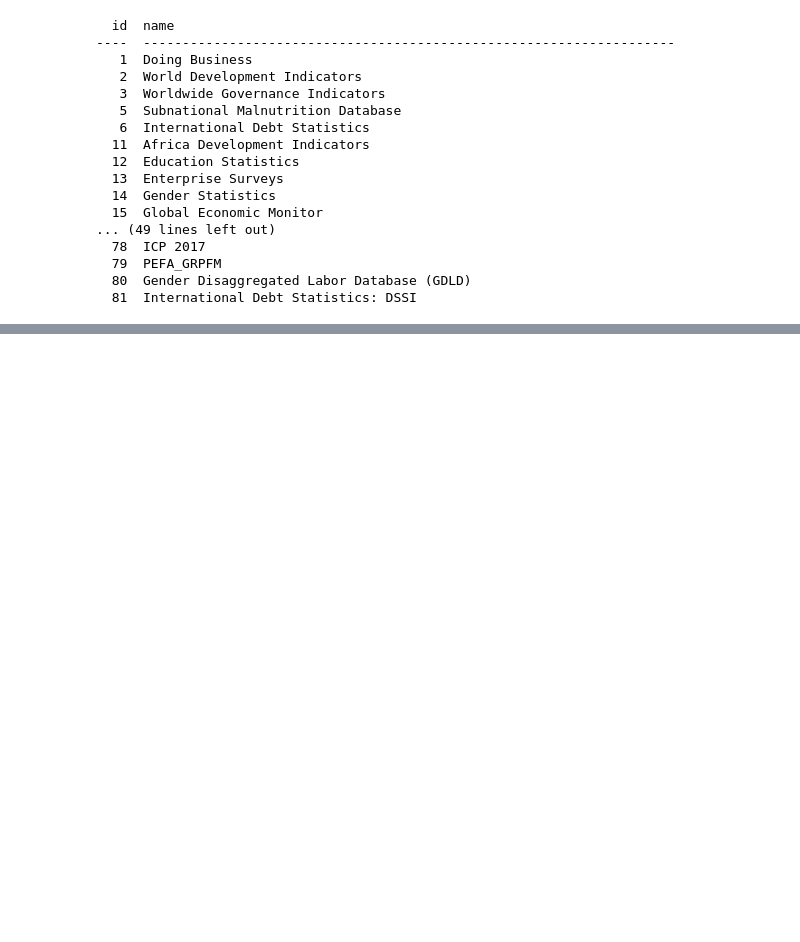
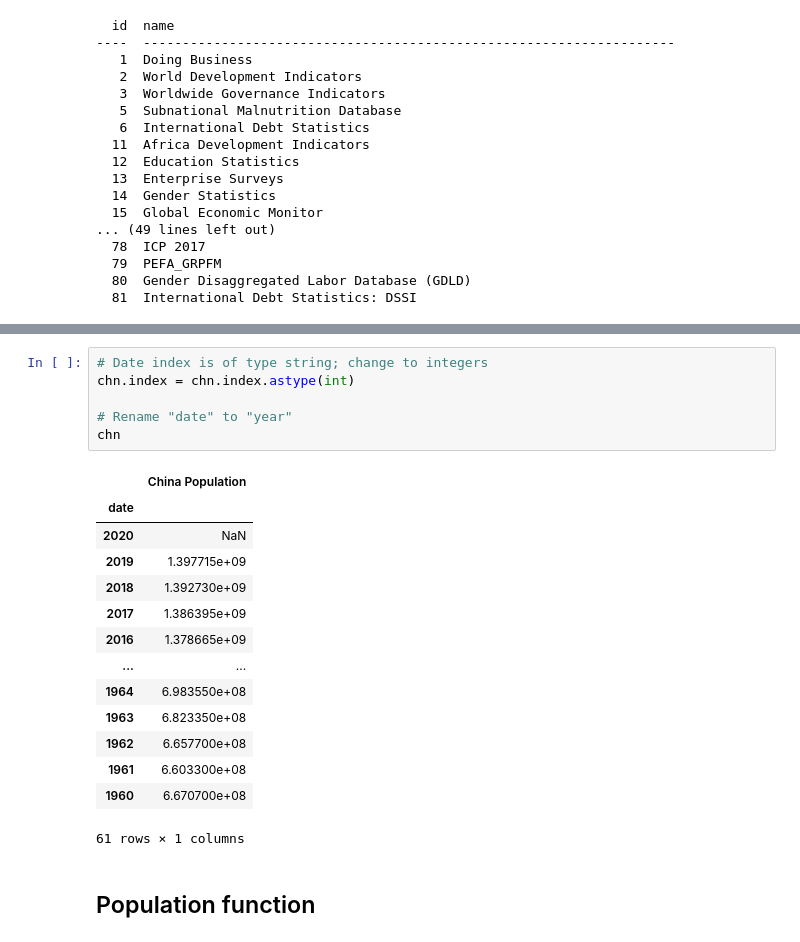
Before and after one commit to singcheerto/project1, a Jupyter notebook: project1.ipynb, the cells around one changed output, grey strips where cells are left out. Drawn from its saved outputs; the diff is of its cells as text; blank space fills up the shorter version.

```diff
--- a/project1.ipynb
+++ b/project1.ipynb
@@ -89,0 +107,23 @@ world = wbdata.get_dataframe(variable_labels, country="WLD")
+# %%
+# Date index is of type string; change to integers
+chn.index = chn.index.astype(int)
+
+# Rename "date" to "year"
+chn
+# %% [output]
+|  | China Population |
+| date |  |
+| 2020 | NaN |
+| 2019 | 1.397715e+09 |
+| 2018 | 1.392730e+09 |
+| 2017 | 1.386395e+09 |
+| 2016 | 1.378665e+09 |
+| ... | ... |
+| 1964 | 6.983550e+08 |
+| 1963 | 6.823350e+08 |
+| 1962 | 6.657700e+08 |
+| 1961 | 6.603300e+08 |
+| 1960 | 6.670700e+08 |
+61 rows × 1 columns
+# %% [markdown]
+## Population function
```
Also changed, not shown: parts of 7 cells of this notebook.
